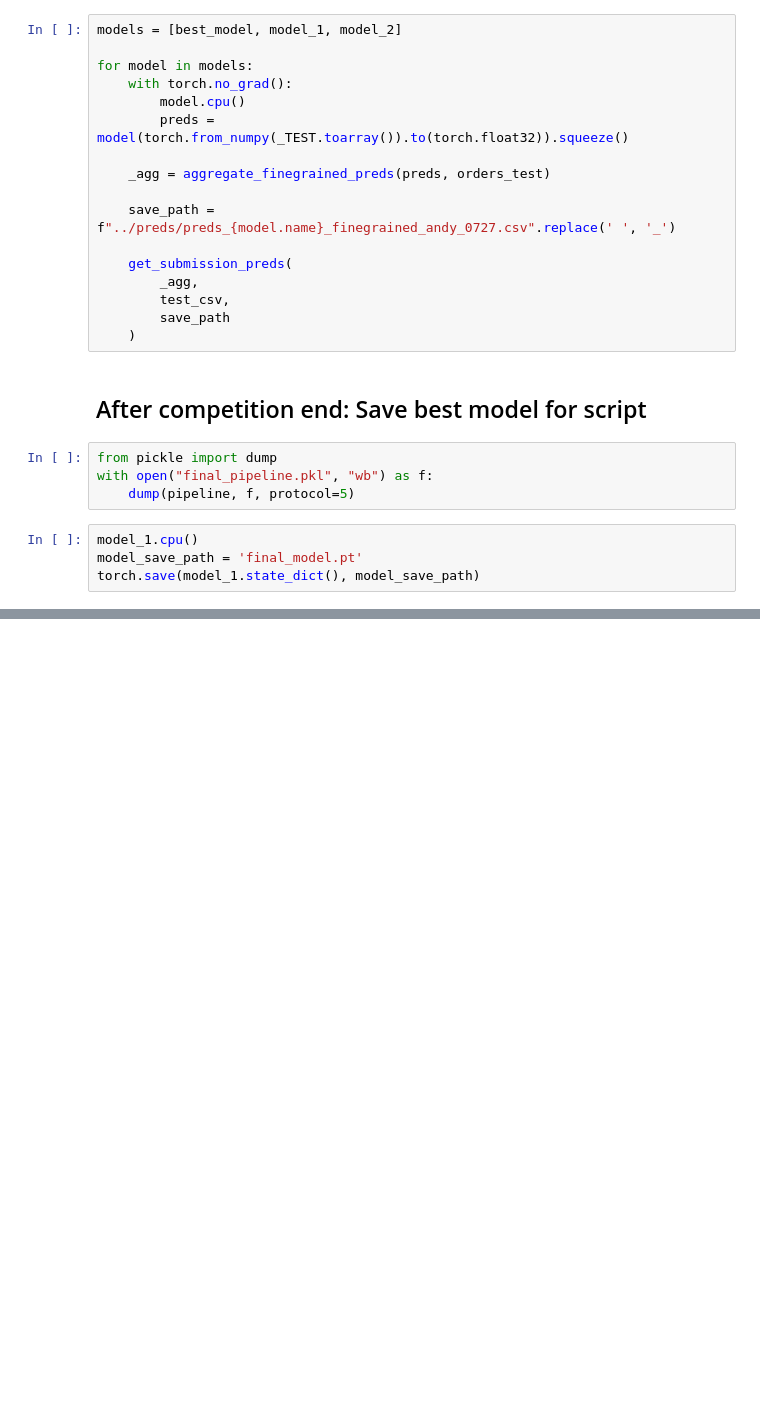
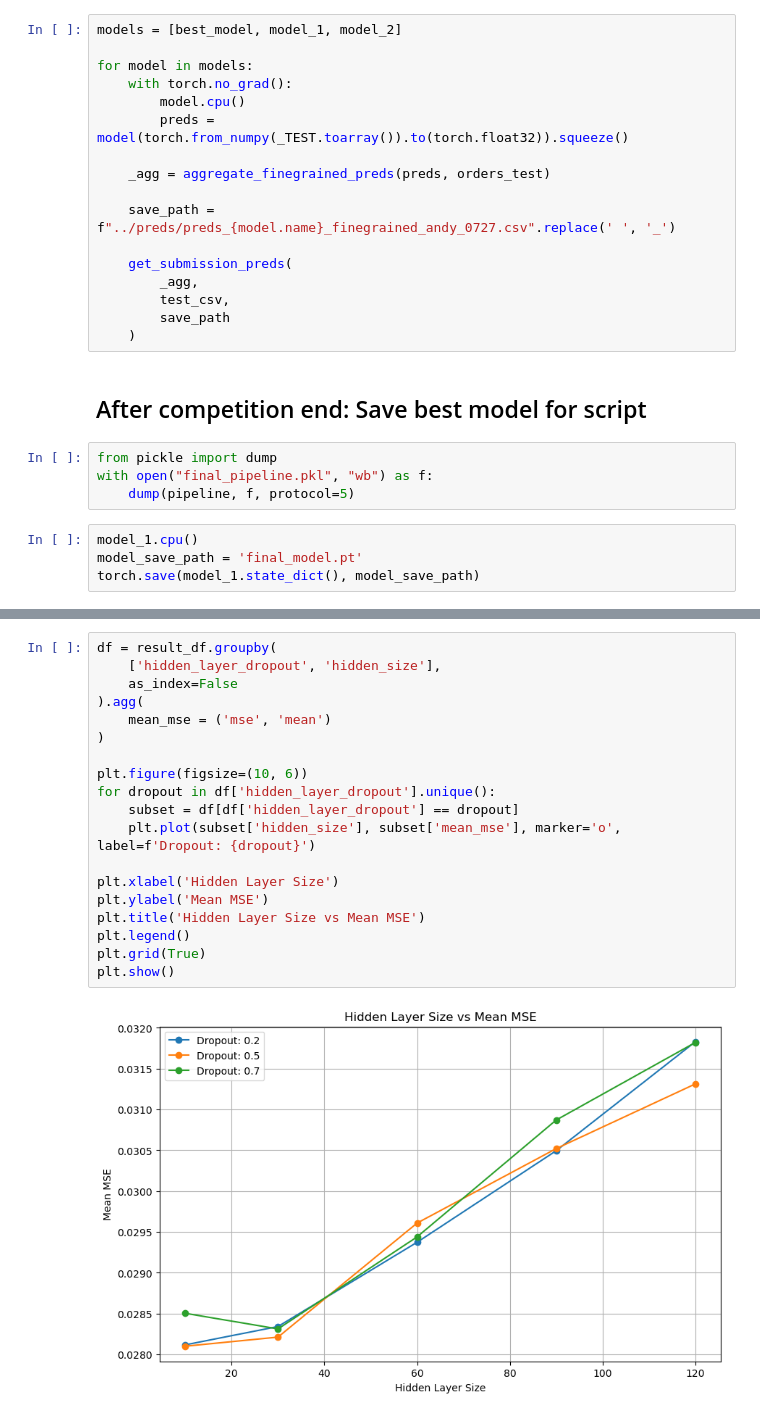
Before and after one commit to andywang0321/Amazon_Sales_Prediction, a Jupyter notebook: python/finegrained_modelling.ipynb, the cells around one changed output, grey strips where cells are left out. Drawn from its saved outputs; the diff is of its cells as text; blank space fills up the shorter version.

```diff
--- a/python/finegrained_modelling.ipynb
+++ b/python/finegrained_modelling.ipynb
@@ -482,0 +506,21 @@ torch.save(model_1.state_dict(), model_save_path)
+# %%
+df = result_df.groupby(
+    ['hidden_layer_dropout', 'hidden_size'],
+    as_index=False
+).agg(
+    mean_mse = ('mse', 'mean')
+)
+
+plt.figure(figsize=(10, 6))
+for dropout in df['hidden_layer_dropout'].unique():
+    subset = df[df['hidden_layer_dropout'] == dropout]
+    plt.plot(subset['hidden_size'], subset['mean_mse'], marker='o', label=f'Dropout: {dropout}')
+
+plt.xlabel('Hidden Layer Size')
+plt.ylabel('Mean MSE')
+plt.title('Hidden Layer Size vs Mean MSE')
+plt.legend()
+plt.grid(True)
+plt.show()
+# %% [output]
+[figure, added]
```
Also changed, not shown: parts of 4 cells of this notebook, 19 other files.
